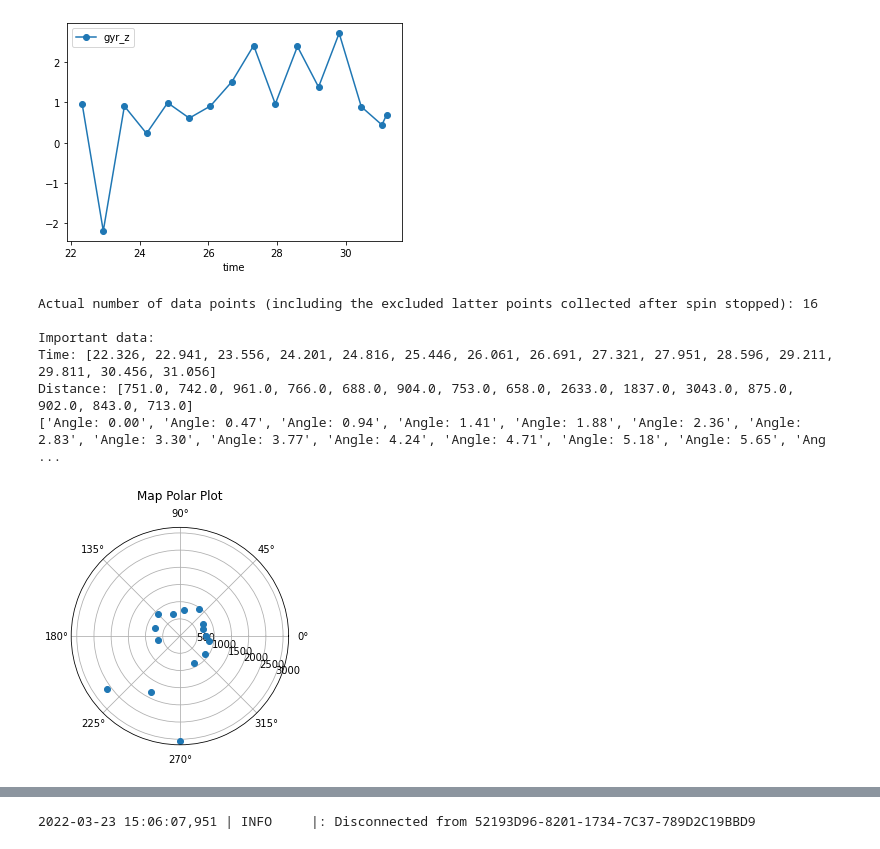
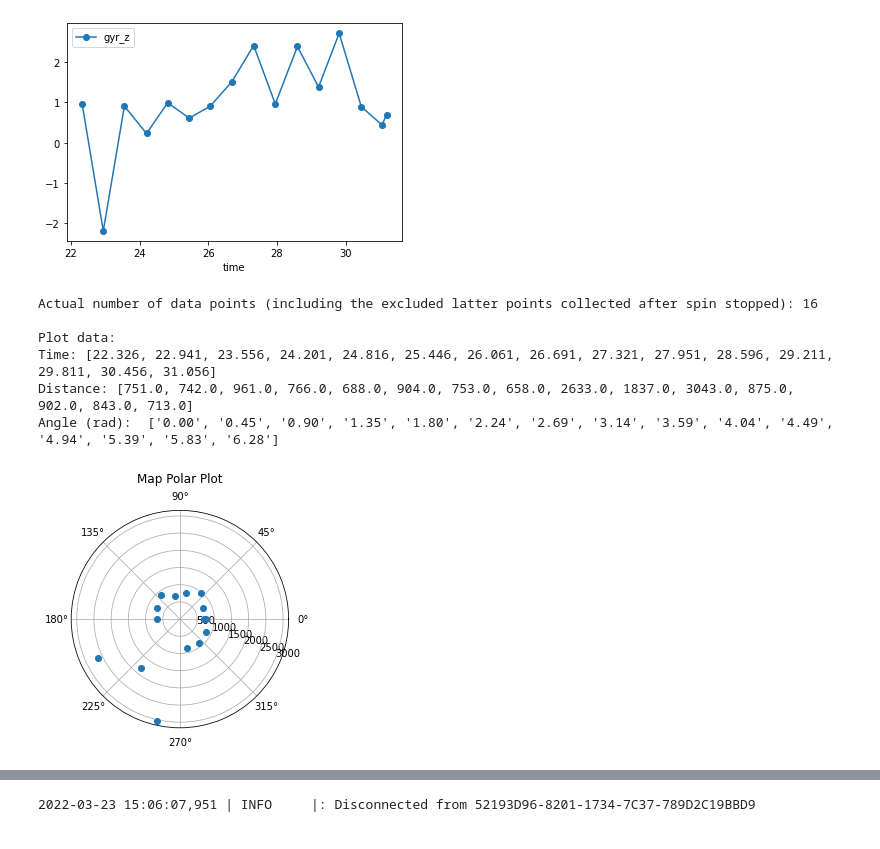
Before and after one commit to TrueshotBarrage/ece-4960-speedbots, a Jupyter notebook: lab89/robot_ctrl_python/run.ipynb, the cells around one changed output, grey strips where cells are left out. Cells and saved outputs as stored; diff of their text form; code cells hidden in the pictures.

Commit message:
Lab 9 plotting

```diff
--- a/lab89/robot_ctrl_python/run.ipynb
+++ b/lab89/robot_ctrl_python/run.ipynb
@@ -74,36 +74,36 @@ ang_vels = list(sensor_data["gyr_z"])
 num_points = len(ang_vels)
 
 # thetas = [0]
 # for i in range(1, num_points):
 #     thetas.append(thetas[i-1] + math.radians(ang_vels[i] * (times[i] - times[i-1])))
-thetas = np.linspace(0, 2.1 * np.pi, len(tofs))
+thetas = np.linspace(0, 2 * np.pi, len(tofs))
 
 xs = np.cos(thetas) * tofs
 ys = np.sin(thetas) * tofs
 
 r = np.array(tofs)
 theta = np.array(thetas)
 
 print(f"Actual number of data points (including the excluded latter points collected after spin stopped): {num_points}\n")
 
-print("Important data:")
+print("Plot data:")
 print(f"Time: {repr(times)}")
 print(f"Distance: {repr(list(r))}")
-print("Angle:"["{:0.2f}".format(x) for x in theta ])
+print("Angle (rad): ", ["{:0.2f}".format(x) for x in theta ])
 
 fig, ax = plt.subplots(subplot_kw={'projection': 'polar'})
 ax.plot(theta, r, 'o')
 # ax.set_rmax(2000)
 ax.set_rlabel_position(-22.5)  # Move radial labels away from plotted line
 ax.grid(True)
 
 ax.set_title("Map Polar Plot", va='bottom')
 plt.show()
 # %% [output]
 Actual number of data points (including the excluded latter points collected after spin stopped): 16
 
-Important data:
+Plot data:
 Time: [22.326, 22.941, 23.556, 24.201, 24.816, 25.446, 26.061, 26.691, 27.321, 27.951, 28.596, 29.211, 29.811, 30.456, 31.056]
 Distance: [751.0, 742.0, 961.0, 766.0, 688.0, 904.0, 753.0, 658.0, 2633.0, 1837.0, 3043.0, 875.0, 902.0, 843.0, 713.0]
-['Angle: 0.00', 'Angle: 0.47', 'Angle: 0.94', 'Angle: 1.41', 'Angle: 1.88', 'Angle: 2.36', 'Angle: 2.83', 'Angle: 3.30', 'Angle: 3.77', 'Angle: 4.24', 'Angle: 4.71', 'Angle: 5.18', 'Angle: 5.65', 'Ang ...
+Angle (rad):  ['0.00', '0.45', '0.90', '1.35', '1.80', '2.24', '2.69', '3.14', '3.59', '4.04', '4.49', '4.94', '5.39', '5.83', '6.28']
-[figure, old version]
+[figure, new version]
```
Also changed, not shown: parts of 1 cell of this notebook, 1 other file.
